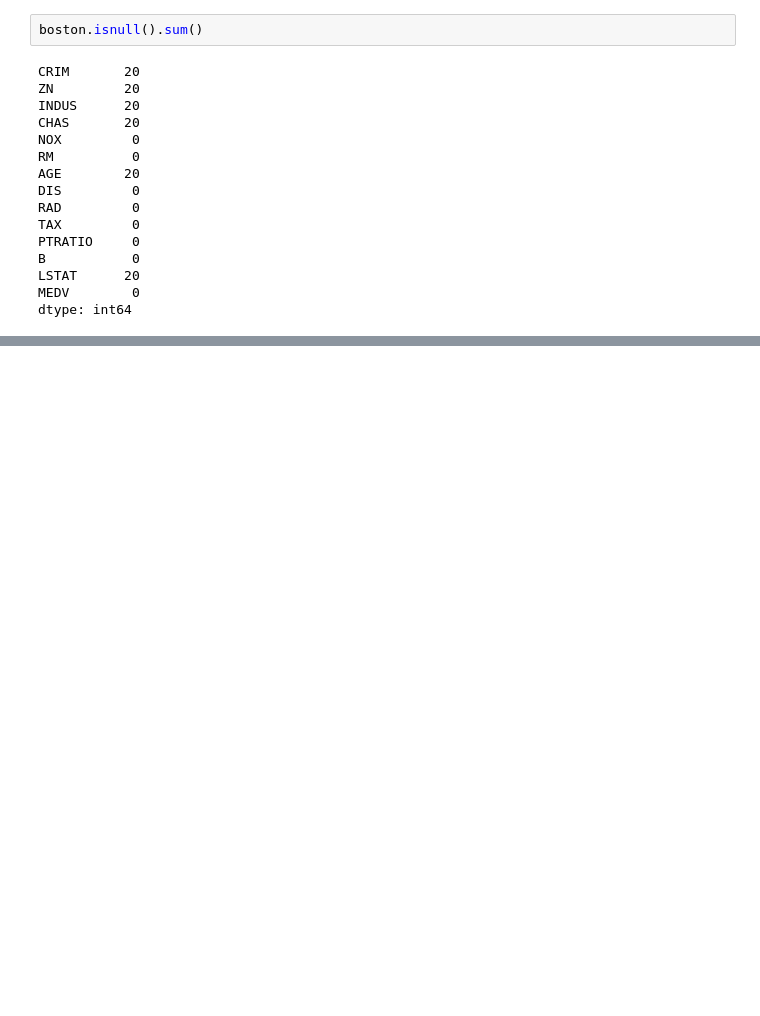
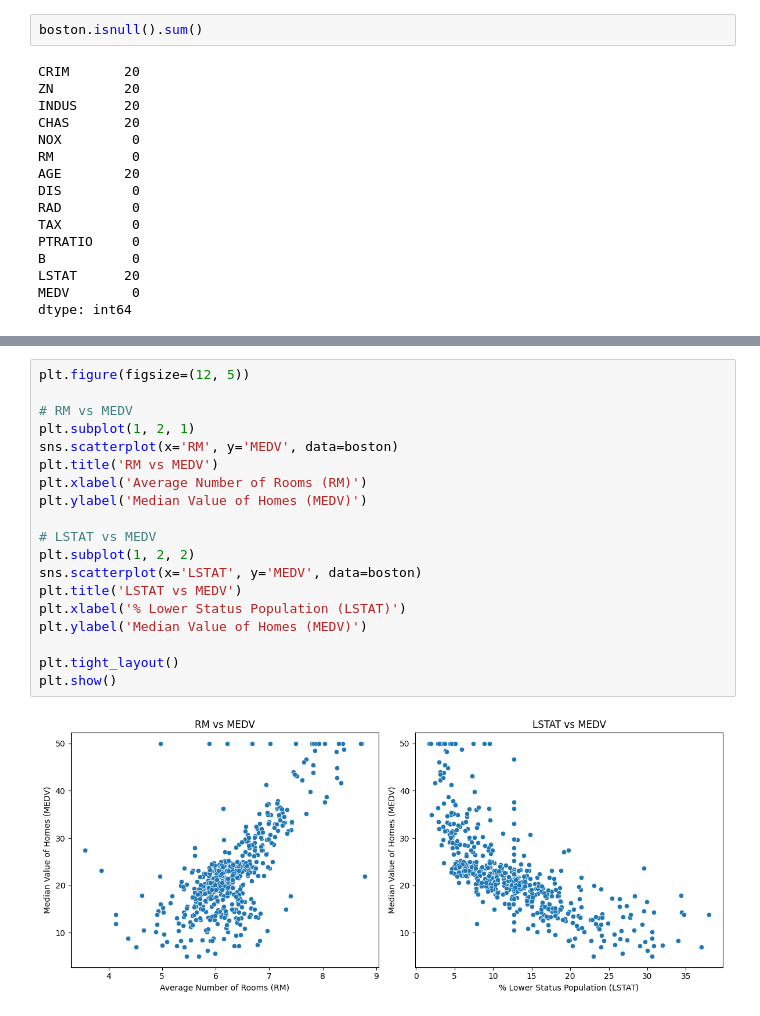
Before and after one commit to LTJ508/BostonML, a Jupyter notebook: BostonLM.ipynb, the cells around one changed output, grey strips where cells are left out. Cells and saved outputs as stored; diff of their text form; blank space fills up the shorter version.

```diff
--- a/BostonLM.ipynb
+++ b/BostonLM.ipynb
@@ -109,0 +162,21 @@ Not available, that means maximum null is 2
+# %%
+plt.figure(figsize=(12, 5))
+
+# RM vs MEDV
+plt.subplot(1, 2, 1)
+sns.scatterplot(x='RM', y='MEDV', data=boston)
+plt.title('RM vs MEDV')
+plt.xlabel('Average Number of Rooms (RM)')
+plt.ylabel('Median Value of Homes (MEDV)')
+
+# LSTAT vs MEDV
+plt.subplot(1, 2, 2)
+sns.scatterplot(x='LSTAT', y='MEDV', data=boston)
+plt.title('LSTAT vs MEDV')
+plt.xlabel('% Lower Status Population (LSTAT)')
+plt.ylabel('Median Value of Homes (MEDV)')
+
+plt.tight_layout()
+plt.show()
+# %% [output]
+[figure, added]
```
Also changed, not shown: parts of 15 cells of this notebook, 1 other file.
